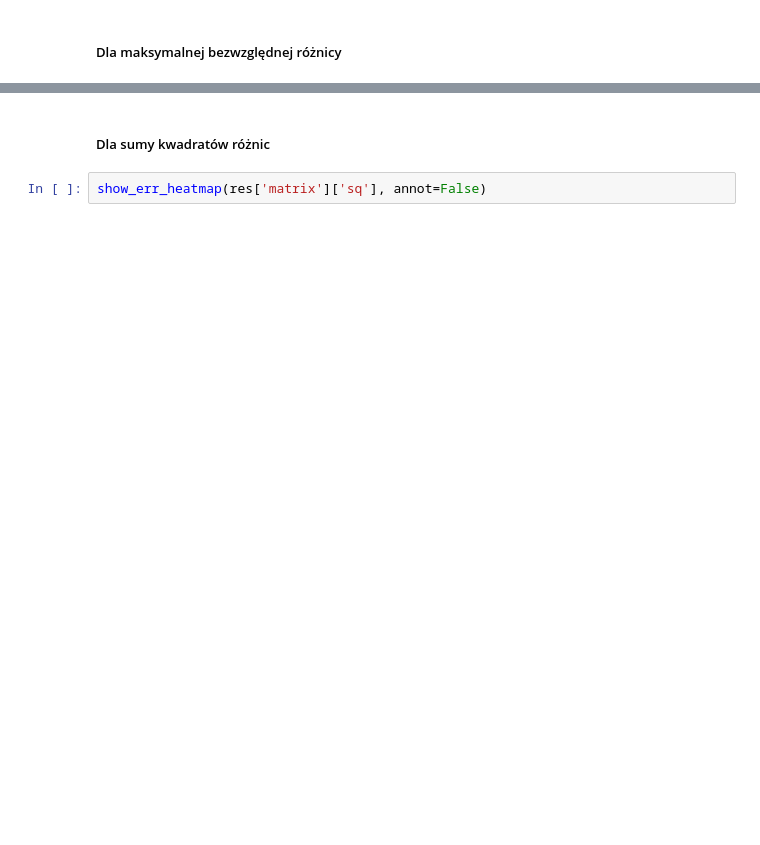
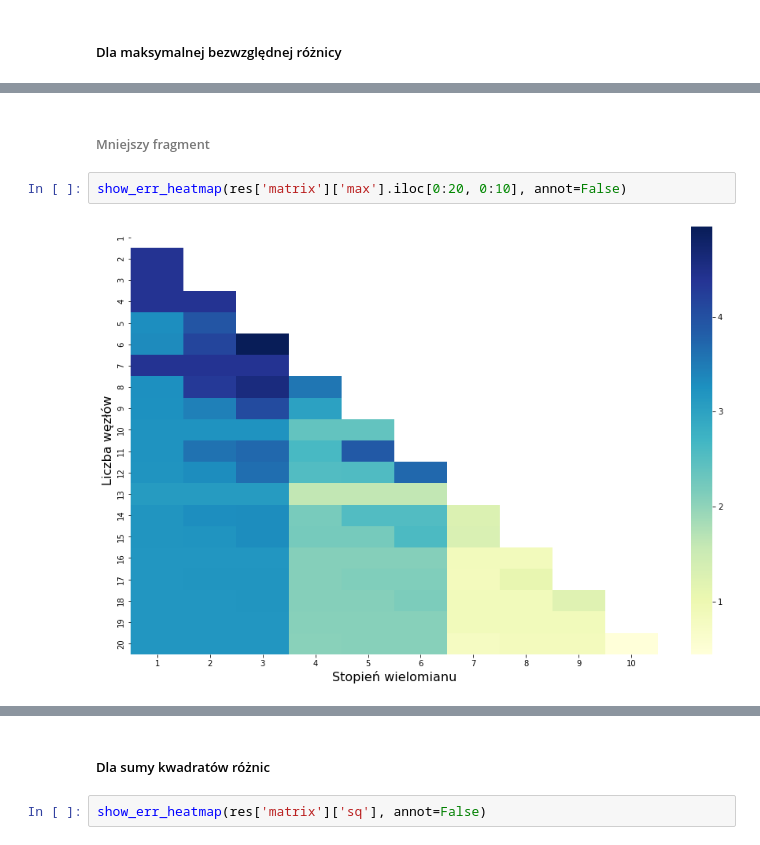
Before and after one commit to MatiPl01/Metody-Obliczeniowe-w-Nauce-i-Technice, a Jupyter notebook: 6. Laboratorium/MOwNiT - Aproksymacja średniokwadratowa trygonometryczna.ipynb, the cells around one changed output, grey strips where cells are left out. Drawn from its saved outputs; the diff is of its cells as text; blank space fills up the shorter version.

```diff
--- a/6. Laboratorium/MOwNiT - Aproksymacja średniokwadratowa trygonometryczna.ipynb
+++ b/6. Laboratorium/MOwNiT - Aproksymacja średniokwadratowa trygonometryczna.ipynb
@@ -358,0 +367,6 @@ show_err_heatmap(res['matrix']['max'], annot=False)
+# %% [markdown]
+###### Mniejszy fragment
+# %%
+show_err_heatmap(res['matrix']['max'].iloc[0:20, 0:10], annot=False)
+# %% [output]
+[figure, added]
```
Also changed, not shown: parts of 102 cells of this notebook, 4 other files.
